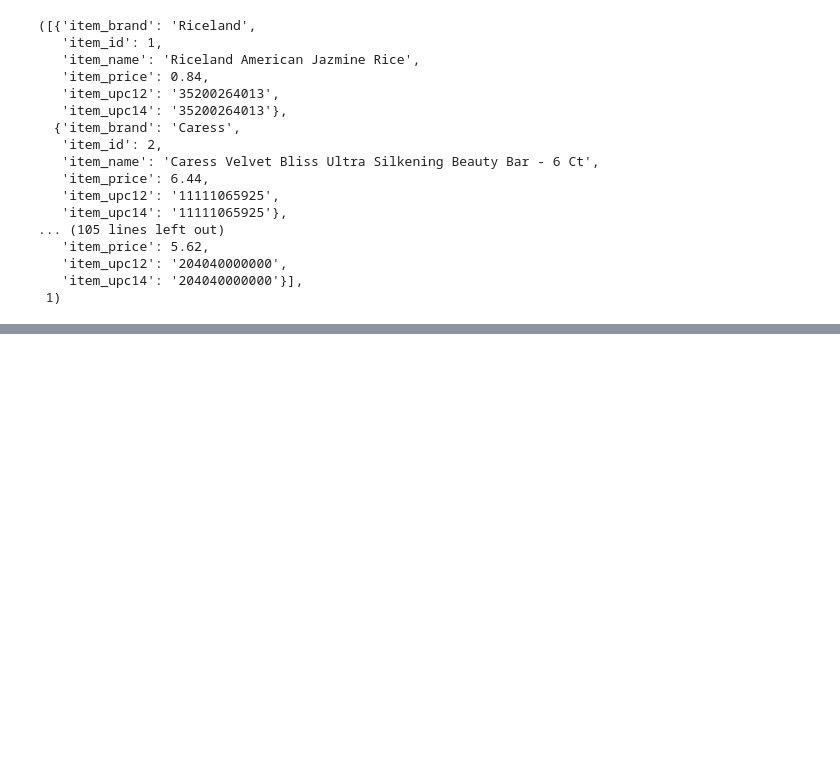
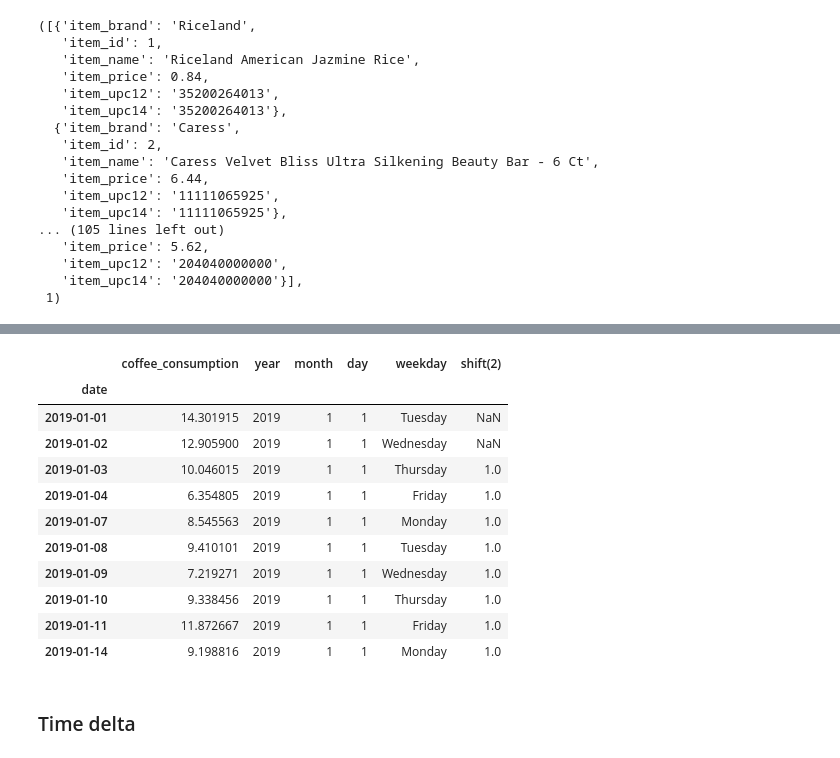
Before and after one commit to stephenkipkurui/time-series-exercises, a Jupyter notebook: playground.ipynb, the cells around one changed output, grey strips where cells are left out. Saved outputs shown, nothing was run; the diff lists cells and outputs as text; code cells hidden in the pictures; blank space fills up the shorter version.

```diff
--- a/playground.ipynb
+++ b/playground.ipynb
@@ -145,0 +291,6 @@ pd.DataFrame(data['payload']['items'])
+# %%
+# Change to datetime index
+
+df['date']= pd.to_datetime(df.date)
+# %%
+df['weekday'] = df.date.day_name()
@@ -145,0 +303,4 @@ pd.DataFrame(data['payload']['items'])
+# %%
+# Set date date as date time index
+
+df = df.set_index('date').sort_index()
@@ -145,0 +427,20 @@ pd.DataFrame(data['payload']['items'])
+# %%
+# Shift dates by 2
+df['shift(2)'] = df.day.shift(2)
+# %%
+df.head(10)
+# %% [output]
+|  | coffee_consumption | year | month | day | weekday | shift(2) |
+| date |  |  |  |  |  |  |
+| 2019-01-01 | 14.301915 | 2019 | 1 | 1 | Tuesday | NaN |
+| 2019-01-02 | 12.905900 | 2019 | 1 | 1 | Wednesday | NaN |
+| 2019-01-03 | 10.046015 | 2019 | 1 | 1 | Thursday | 1.0 |
+| 2019-01-04 | 6.354805 | 2019 | 1 | 1 | Friday | 1.0 |
+| 2019-01-07 | 8.545563 | 2019 | 1 | 1 | Monday | 1.0 |
+| 2019-01-08 | 9.410101 | 2019 | 1 | 1 | Tuesday | 1.0 |
+| 2019-01-09 | 7.219271 | 2019 | 1 | 1 | Wednesday | 1.0 |
+| 2019-01-10 | 9.338456 | 2019 | 1 | 1 | Thursday | 1.0 |
+| 2019-01-11 | 11.872667 | 2019 | 1 | 1 | Friday | 1.0 |
+| 2019-01-14 | 9.198816 | 2019 | 1 | 1 | Monday | 1.0 |
+# %% [markdown]
+### Time delta
```
Also changed, not shown: parts of 58 cells of this notebook.
